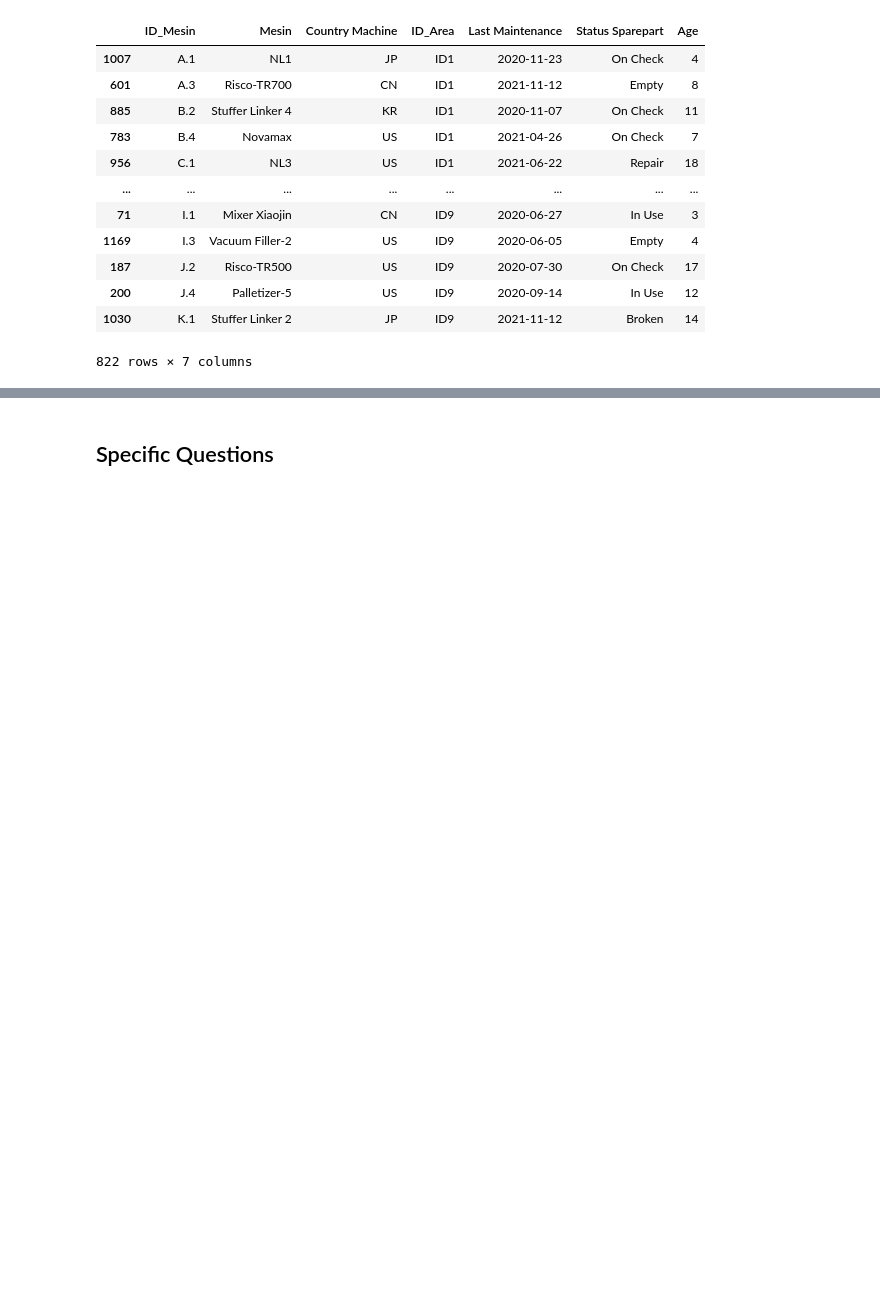
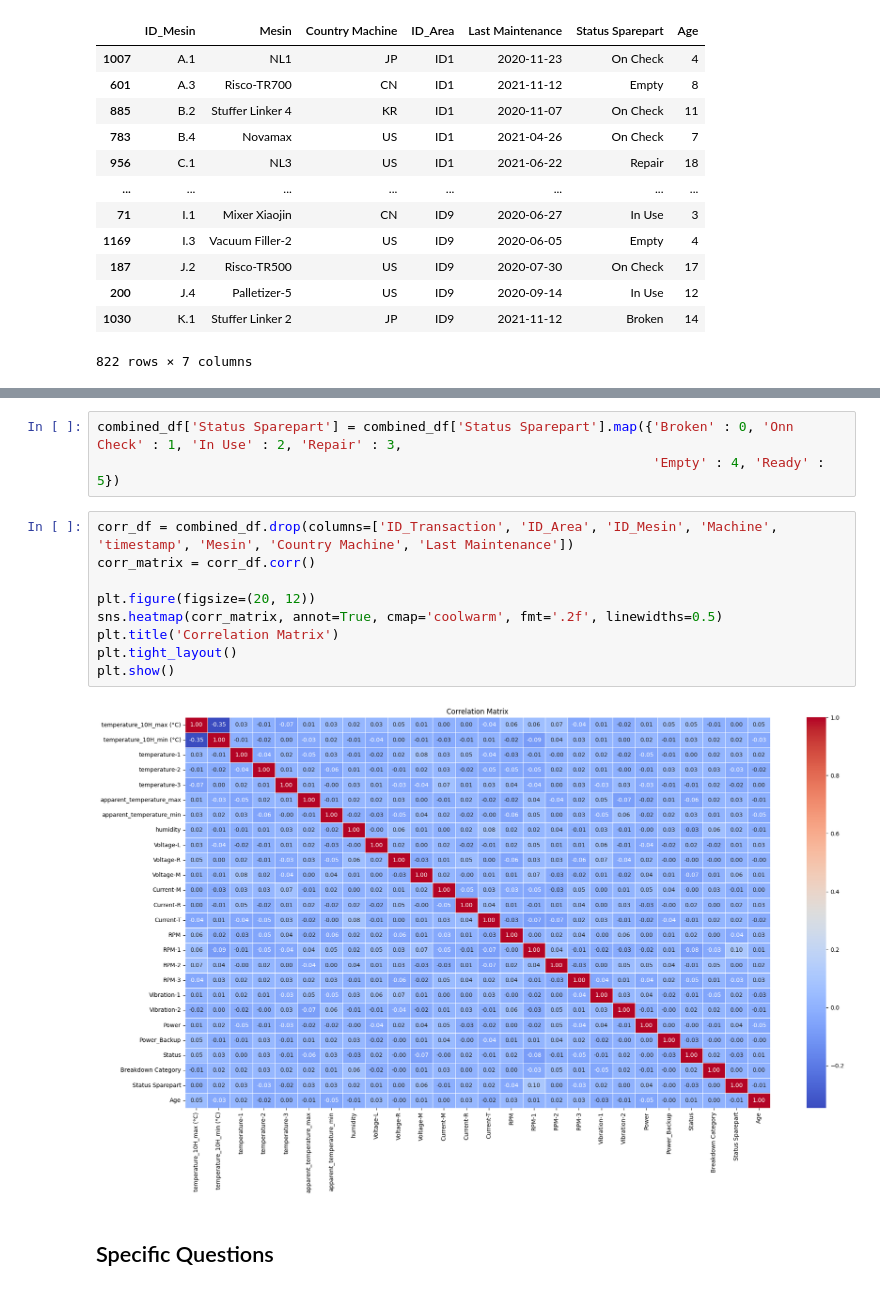
Before and after one commit to adli-arindra/Machine-Breakdown-Prediction, a Jupyter notebook: eda.ipynb, the cells around one changed output, grey strips where cells are left out. Saved outputs shown, nothing was run; the diff lists cells and outputs as text; blank space fills up the shorter version.

```diff
--- a/eda.ipynb
+++ b/eda.ipynb
@@ -338,3 +347,17 @@ print(len(combined_df))
+# %%
+combined_df['Status Sparepart'] = combined_df['Status Sparepart'].map({'Broken' : 0, 'Onn Check' : 1, 'In Use' : 2, 'Repair' : 3,
+                                                                       'Empty' : 4, 'Ready' : 5})
+# %%
+corr_df = combined_df.drop(columns=['ID_Transaction', 'ID_Area', 'ID_Mesin', 'Machine', 'timestamp', 'Mesin', 'Country Machine', 'Last Maintenance'])
+corr_matrix = corr_df.corr()
+
+plt.figure(figsize=(20, 12))
+sns.heatmap(corr_matrix, annot=True, cmap='coolwarm', fmt='.2f', linewidths=0.5)
+plt.title('Correlation Matrix')
+plt.tight_layout()
+plt.show()
+# %% [output]
+[figure, added]
 # %% [markdown]
 ## Specific Questions
 # %% [markdown]
```
Also changed, not shown: parts of 2 cells of this notebook.
